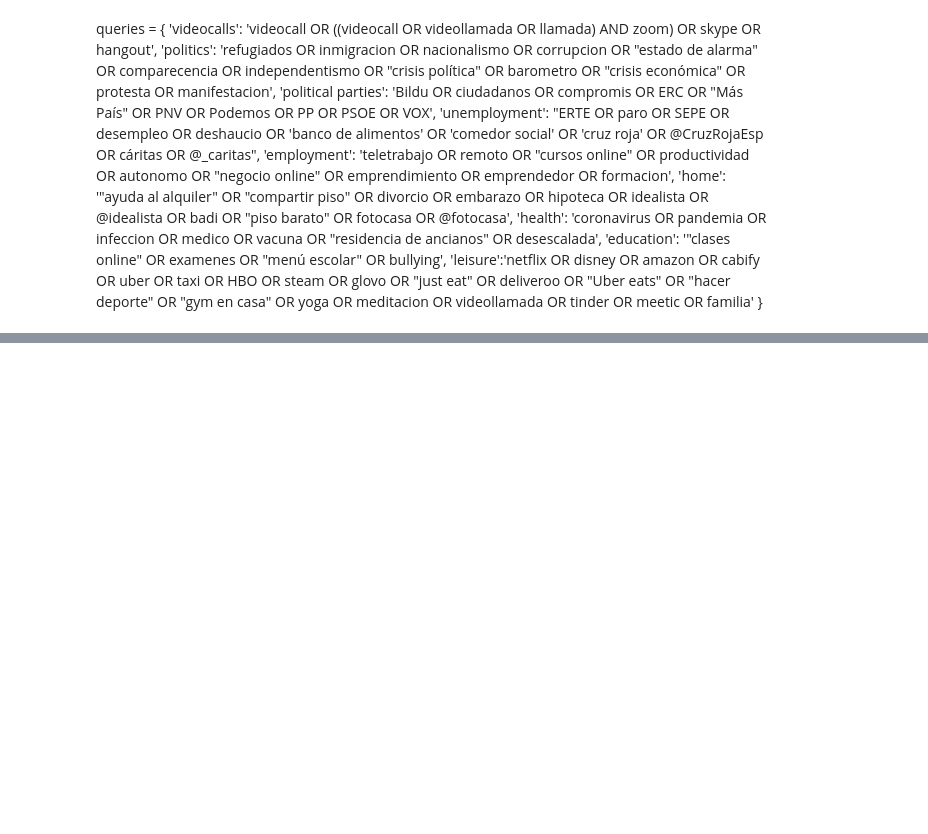
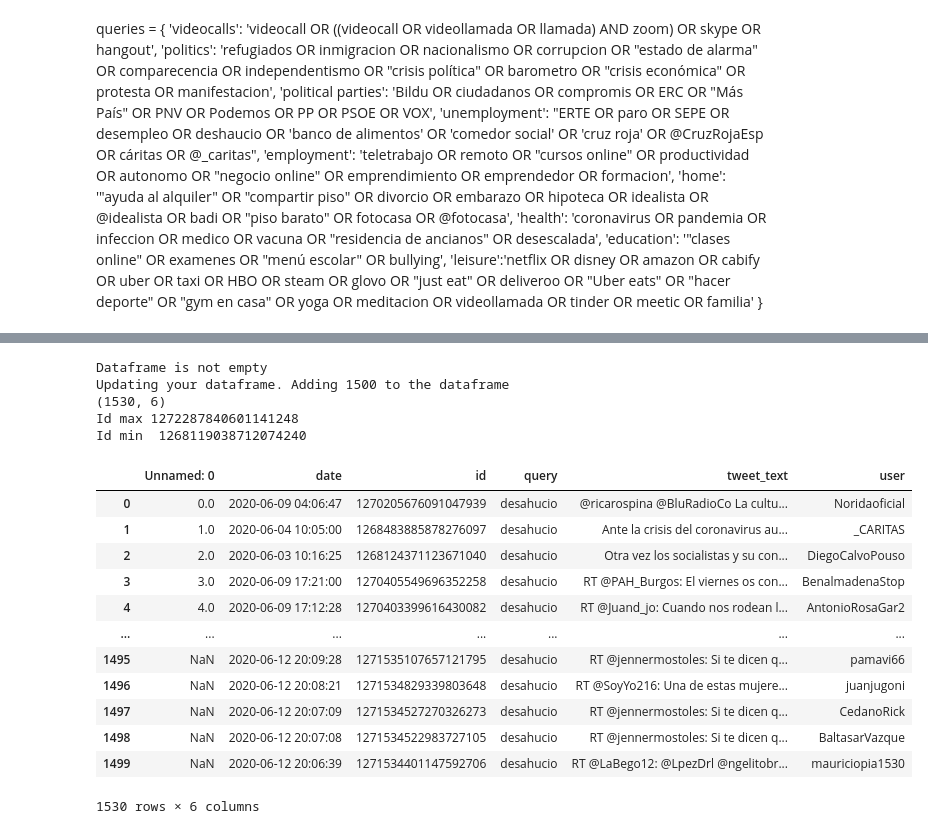
Before and after one commit to patricrp/automated_etl_google_cloud-social_dashboard, a Jupyter notebook: Twitter/Twitter API request.ipynb, the cells around one changed output, grey strips where cells are left out. Saved outputs shown, nothing was run; the diff lists cells and outputs as text; code cells hidden in the pictures; blank space fills up the shorter version.

```diff
--- a/Twitter/Twitter API request.ipynb
+++ b/Twitter/Twitter API request.ipynb
@@ -904,0 +658,65 @@ dferte.to_csv('dferte.csv')
+# %%
+def updateTweets(query, lang, geo, df_tw):
+    '''
+    Perform a query search request to Twitter with Tweepy. Update the dataframe with the lastest tweets.
+    Parameters:
+    - query: include a word or a complex query using operators
+    - lang: language ISO code 639-1
+    - geo: latitude, longitude and km or miles
+    - df_tw: dataframe to update. It should have the columns: query, date, id, user and text.
+
+    Returns a dataframe with all the tweets.
+    '''
+    if not df_tw.empty:
+        print('Dataframe is not empty')
+        try:
+            #Dataframe not empty, update tweets
+            count = 1
+            while count >= 1:
+                tweets = tweepy.Cursor(api.search,
+                                           q=query,
+                                           lang=lang,
+                                           geo=geo,
+                                           result_type='mixed',
+                                           since_id=df_tw.id.max()).items(1500)
+
+
+                data = [[query, tweet.id, tweet.created_at, tweet.user.screen_name, tweet.text] for tweet in tweets]
+                df2 = pd.DataFrame(data=data, columns=['query', 'id', 'date', 'user', 'tweet_text'])
+                df_tw = df_tw.append(df2, sort=True)
+
+                count += 1
+                print('Updating your dataframe. Adding 1500 to the dataframe')
+                print(df_tw.shape)
+                print('Id max', df_tw.id.max())
+                return df_tw
+        except AttributeError:
+            pass
+        except NameError:
+            pass
+# %%
+defdesa = pd.read_csv('defdesa.csv')
+# %%
+defdesa = updateTweets('desahucio', 'es', '40.416775,-3.703790, 510', defdesa)
+# %% [output]
+Dataframe is not empty
+Updating your dataframe. Adding 1500 to the dataframe
+(1530, 6)
+Id max 1272287840601141248
+Id min  1268119038712074240
+# %%
+defdesa
+# %% [output]
+|  | Unnamed: 0 | date | id | query | tweet_text | user |
+| 0 | 0.0 | 2020-06-09 04:06:47 | 1270205676091047939 | desahucio | @ricarospina @BluRadioCo La cultu... | Noridaoficial |
+| 1 | 1.0 | 2020-06-04 10:05:00 | 1268483885878276097 | desahucio | Ante la crisis del coronavirus au... | _CARITAS |
+| 2 | 2.0 | 2020-06-03 10:16:25 | 1268124371123671040 | desahucio | Otra vez los socialistas y su con... | DiegoCalvoPouso |
+| 3 | 3.0 | 2020-06-09 17:21:00 | 1270405549696352258 | desahucio | RT @PAH_Burgos: El viernes os con... | BenalmadenaStop |
+| 4 | 4.0 | 2020-06-09 17:12:28 | 1270403399616430082 | desahucio | RT @Juand_jo: Cuando nos rodean l... | AntonioRosaGar2 |
+| ... | ... | ... | ... | ... | ... | ... |
+| 1495 | NaN | 2020-06-12 20:09:28 | 1271535107657121795 | desahucio | RT @jennermostoles: Si te dicen q... | pamavi66 |
+| 1496 | NaN | 2020-06-12 20:08:21 | 1271534829339803648 | desahucio | RT @SoyYo216: Una de estas mujere... | juanjugoni |
+| 1497 | NaN | 2020-06-12 20:07:09 | 1271534527270326273 | desahucio | RT @jennermostoles: Si te dicen q... | CedanoRick |
+| 1498 | NaN | 2020-06-12 20:07:08 | 1271534522983727105 | desahucio | RT @jennermostoles: Si te dicen q... | BaltasarVazque |
+| 1499 | NaN | 2020-06-12 20:06:39 | 1271534401147592706 | desahucio | RT @LaBego12: @LpezDrl @ngelitobr... | mauriciopia1530 |
+1530 rows × 6 columns
```
Also changed, not shown: parts of 43 cells of this notebook, 2 other files.
